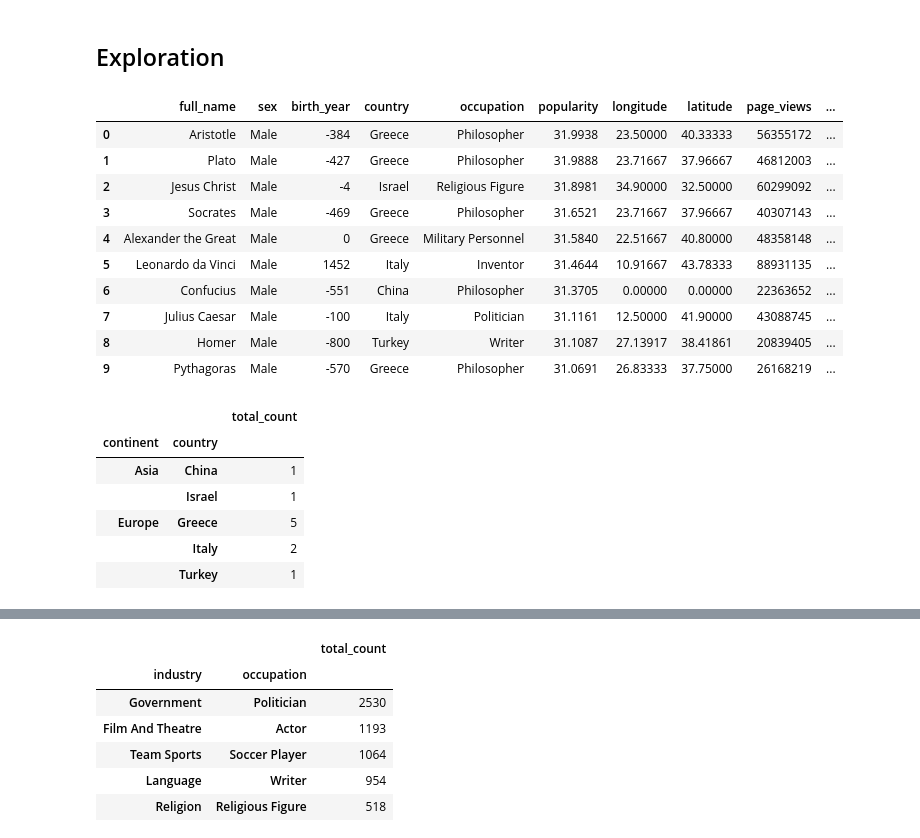
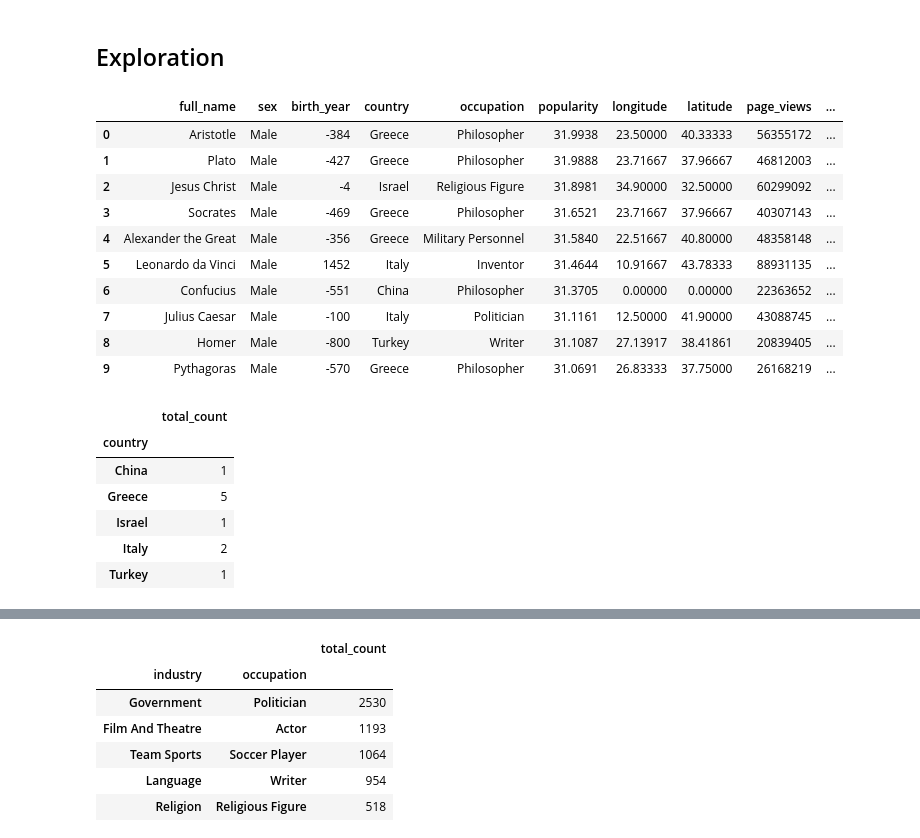
Before and after one commit to tbahng/ist652-final_project, a Jupyter notebook: Final_Project_Report.ipynb, the cells around one changed output, grey strips where cells are left out. Saved outputs shown, nothing was run; the diff lists cells and outputs as text; code cells hidden in the pictures.

```diff
--- a/Final_Project_Report.ipynb
+++ b/Final_Project_Report.ipynb
@@ -106,4 +107,4 @@ dfDirtyData.loc[:,columnToDisplayDirtyData].tail(5)
 ## Data Cleaning
 # %%
 # Creating a new copy of a dataframe from the original
-dfCleanData = dfDirtyData
+dfCleanData = dfDirtyData.copy()
@@ -139,5 +137,11 @@ for col in columnToConvert:
 # Converting the columns above to numeric data type
 dfCleanData[columnToConvert] = dfCleanData[columnToConvert].apply(pd.to_numeric)
+# %%
+# Looping through columns in the dataframe.
+# Replacing columns with 'object' data type from 'NaN' to 'NA'
+for column in dfCleanData.columns:
+    if(dfCleanData[column].dtype == 'object'):
+          dfCleanData[column].fillna(value="NA", inplace=True)
 # %%
 # Showing inforamtion about the dataframe
 dfCleanData.info()
@@ -188,28 +192,28 @@ dfCleanData.loc[:,columnToDisplayCleanData].tail(5)
 # Which historic characters are in the top ten most popular?
 dfTopTenMostPopularPeople = dfCleanData.sort_values(by = ['popularity'], ascending = False)
 dfTopTenMostPopularPeople = dfTopTenMostPopularPeople.head(10)
-dfTopTenMostPopularPeople.loc[:,columnToDisplayCleanData].head(10)
+dfTopTenMostPopularPeople.loc[:,columnToDisplayCleanData]
 # %% [output]
 |  | full_name | sex | birth_year | country | occupation | popularity | longitude | latitude | page_views | ... |
 | 0 | Aristotle | Male | -384 | Greece | Philosopher | 31.9938 | 23.50000 | 40.33333 | 56355172 | ... |
 | 1 | Plato | Male | -427 | Greece | Philosopher | 31.9888 | 23.71667 | 37.96667 | 46812003 | ... |
 | 2 | Jesus Christ | Male | -4 | Israel | Religious Figure | 31.8981 | 34.90000 | 32.50000 | 60299092 | ... |
 | 3 | Socrates | Male | -469 | Greece | Philosopher | 31.6521 | 23.71667 | 37.96667 | 40307143 | ... |
-| 4 | Alexander the Great | Male | 0 | Greece | Military Personnel | 31.5840 | 22.51667 | 40.80000 | 48358148 | ... |
+| 4 | Alexander the Great | Male | -356 | Greece | Military Personnel | 31.5840 | 22.51667 | 40.80000 | 48358148 | ... |
 | 5 | Leonardo da Vinci | Male | 1452 | Italy | Inventor | 31.4644 | 10.91667 | 43.78333 | 88931135 | ... |
 | 6 | Confucius | Male | -551 | China | Philosopher | 31.3705 | 0.00000 | 0.00000 | 22363652 | ... |
 | 7 | Julius Caesar | Male | -100 | Italy | Politician | 31.1161 | 12.50000 | 41.90000 | 43088745 | ... |
 | 8 | Homer | Male | -800 | Turkey | Writer | 31.1087 | 27.13917 | 38.41861 | 20839405 | ... |
 | 9 | Pythagoras | Male | -570 | Greece | Philosopher | 31.0691 | 26.83333 | 37.75000 | 26168219 | ... |
 # %%
-dfTotalTop10ByContinentByCountry = pd.DataFrame(dfTopTenMostPopularPeople.groupby(['continent', 'country'])['article_id'].count())
-dfTotalTop10ByContinentByCountry.rename(columns={'article_id': 'total_count'}, inplace=True)
+dfTotalTop10ByContinentByCountry = pd.DataFrame(dfTopTenMostPopularPeople.groupby(['country'])['article_id'].count())
+dfTotalTop10ByContinentByCountry.rename(columns={'':'country','article_id': 'total_count'}, inplace=True)
 dfTotalTop10ByContinentByCountry
 # %% [output]
-|  |  | total_count |
-| continent | country |  |
-| Asia | China | 1 |
-|  | Israel | 1 |
-| Europe | Greece | 5 |
-|  | Italy | 2 |
-|  | Turkey | 1 |
+|  | total_count |
+| country |  |
+| China | 1 |
+| Greece | 5 |
+| Israel | 1 |
+| Italy | 2 |
+| Turkey | 1 |
```
Also changed, not shown: parts of 11 cells of this notebook.
